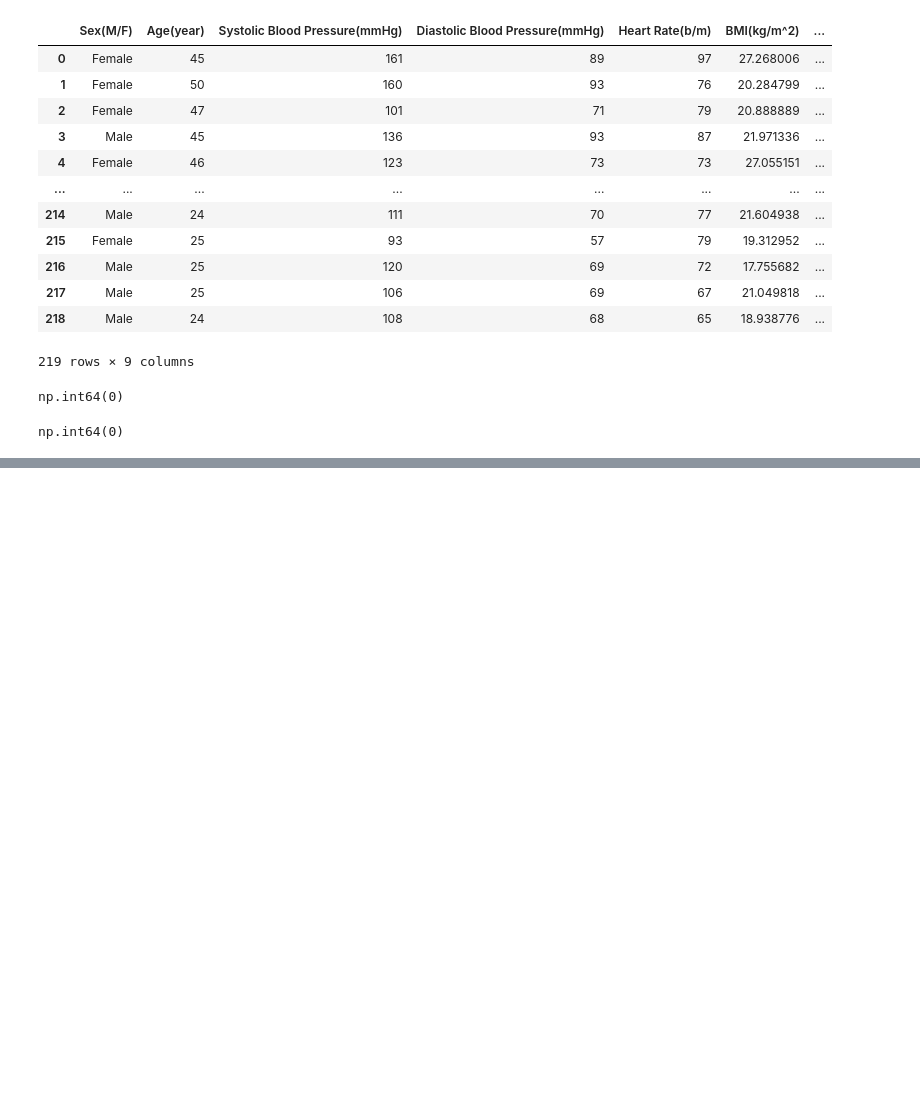
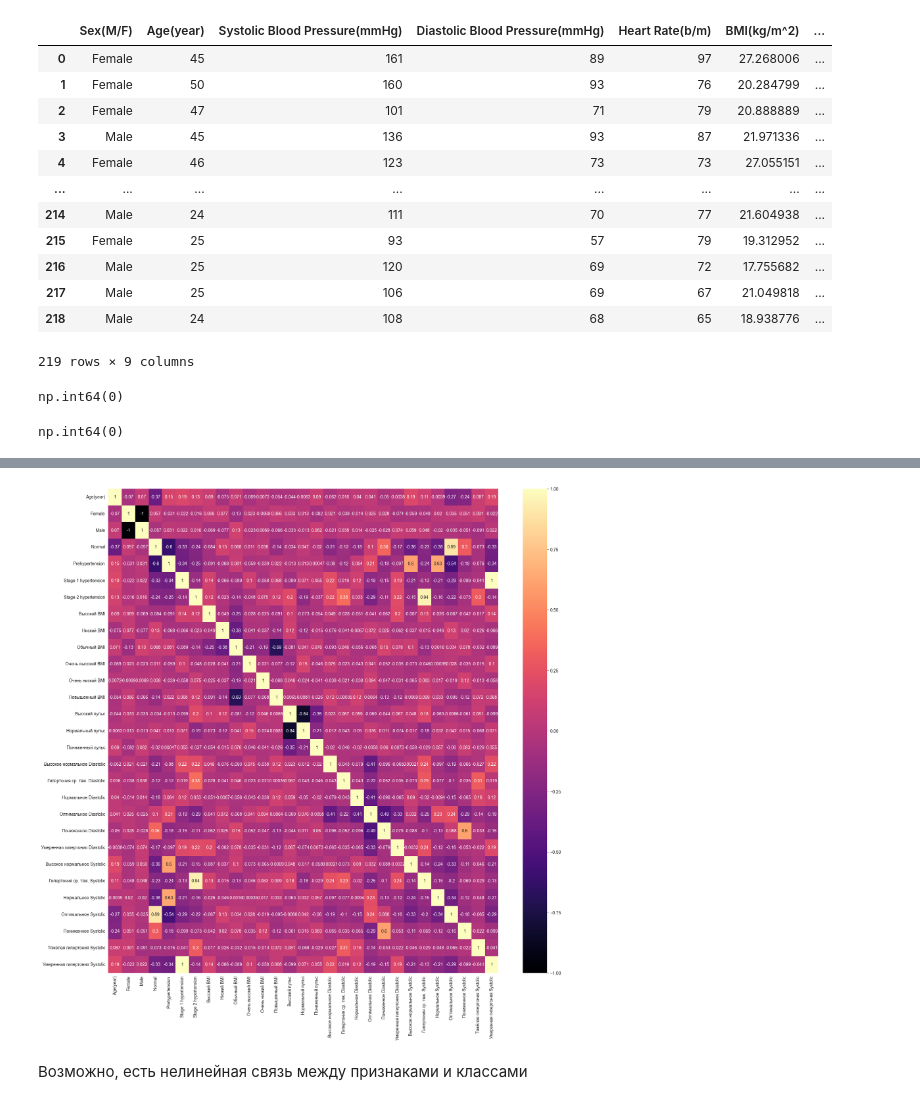
Before and after one commit to ForentDich/Pressure-Oracle, a Jupyter notebook: neural-network/EDA.ipynb, the cells around one changed output, grey strips where cells are left out. Drawn from its saved outputs; the diff is of its cells as text; code cells hidden in the pictures; blank space fills up the shorter version.

```diff
--- a/neural-network/EDA.ipynb
+++ b/neural-network/EDA.ipynb
@@ -443,0 +669,4 @@ np.int64(0)
+# %%
+df_dummies = pd.concat([pd.get_dummies(df_copy["Sex(M/F)"]), df_dummies], axis = 1)
+# %%
+df_dummies = pd.concat([df_copy["Age(year)"], df_dummies], axis = 1)
@@ -443,0 +689,2 @@ np.int64(0)
+# %%
+df_dummies.iloc[:, 1:] = df_dummies.iloc[:, 1:].astype(dtype = int)
@@ -443,0 +725,10 @@ np.int64(0)
+# %%
+df_dummies.drop(columns = ["Hypertension"], inplace = True)
+# %%
+plt.figure(figsize=(20, 20))
+sns.heatmap(data=df_dummies.corr(), cmap="magma", annot=True)
+plt.show()
+# %% [output]
+[figure, added]
+# %% [markdown]
+Возможно, есть нелинейная связь между признаками и классами
```
Also changed, not shown: parts of 46 cells of this notebook.
